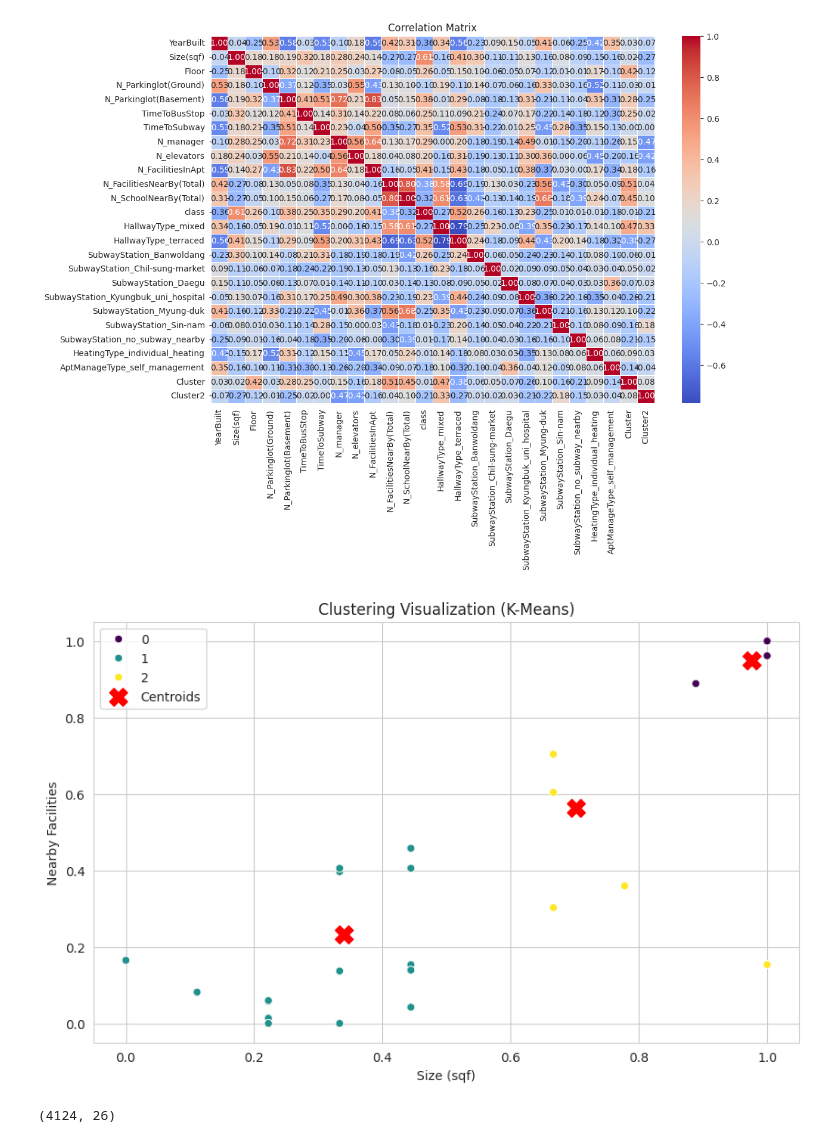
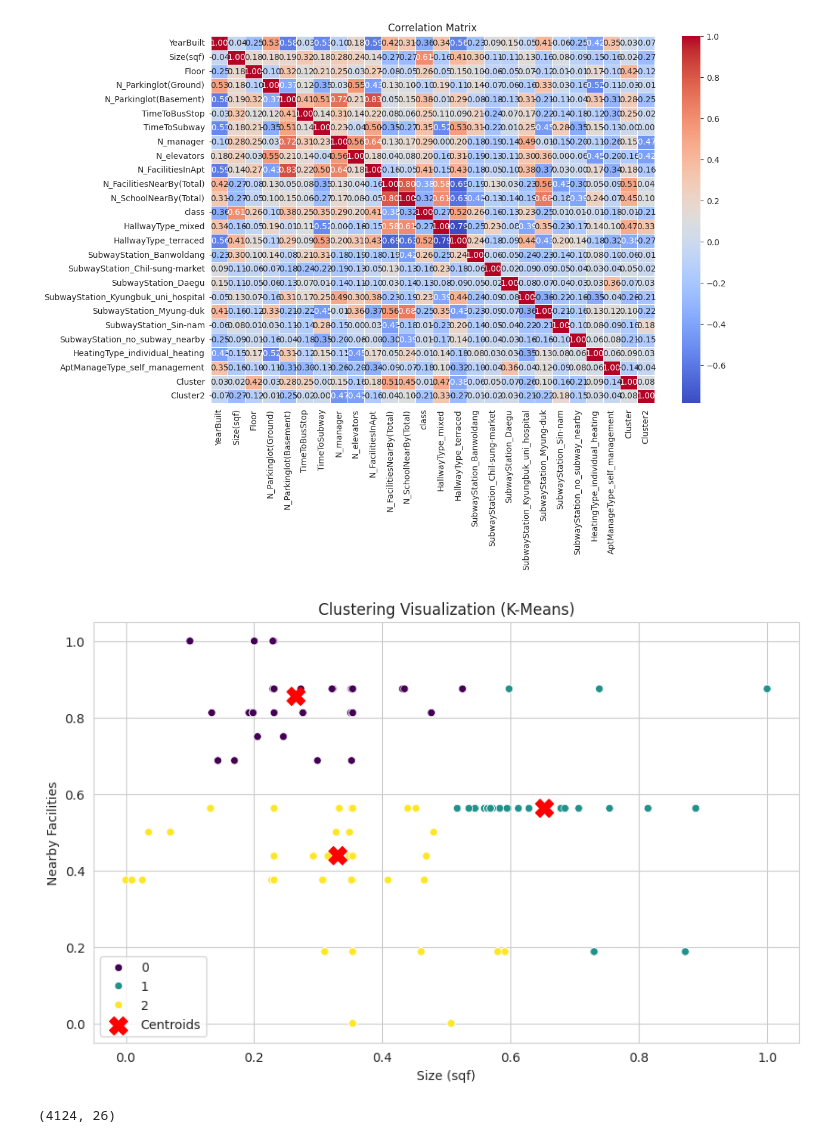
Before and after one commit to VisteK528/SztuczneSieciNeuronowe, a Jupyter notebook: mini_projekt_2/apartments_project.ipynb, the cells around one changed output. Saved outputs shown, nothing was run; the diff lists cells and outputs as text; code cells hidden in the pictures.

```diff
--- a/mini_projekt_2/apartments_project.ipynb
+++ b/mini_projekt_2/apartments_project.ipynb
@@ -135,26 +135,22 @@ plt.show()
 # %% [output]
 [figure]
 # %%
-from sklearn.cluster import KMeans
 
-# Select two important features for visualization
-X = df[['N_FacilitiesInApt', 'N_Parkinglot(Basement)']]
+X = df[['Size(sqf)', 'N_FacilitiesNearBy(Total)']]
 
-# Apply K-Means clustering
 kmeans = KMeans(n_clusters=3, random_state=42)
 df['Cluster'] = kmeans.fit_predict(X)
 
-# Scatter plot
 plt.figure(figsize=(10, 6))
-sns.scatterplot(x=df['N_FacilitiesInApt'], y=df['N_Parkinglot(Basement)'], hue=df['Cluster'], palette='viridis')
+sns.scatterplot(x=df['Size(sqf)'], y=df['N_FacilitiesNearBy(Total)'], hue=df['Cluster'], palette='viridis')
 plt.scatter(kmeans.cluster_centers_[:, 0], kmeans.cluster_centers_[:, 1], color='red', marker='X', s=200, label='Centroids')
 plt.title("Clustering Visualization (K-Means)")
 plt.xlabel("Size (sqf)")
 plt.ylabel("Nearby Facilities")
 plt.legend()
 plt.show()
 # %% [output]
-[figure, old version]
+[figure, new version]
 # %%
 df.shape
 # %% [output]
```
Also changed, not shown: parts of 7 cells of this notebook, 2 other files.
